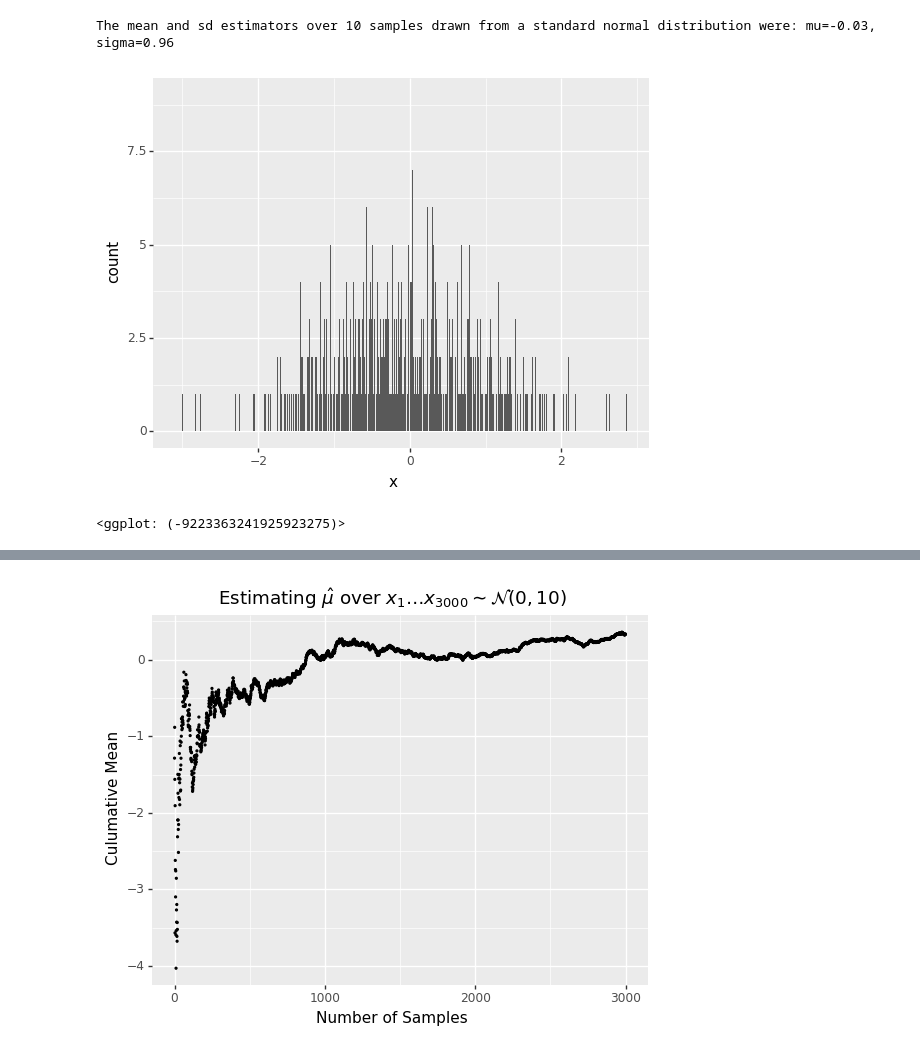
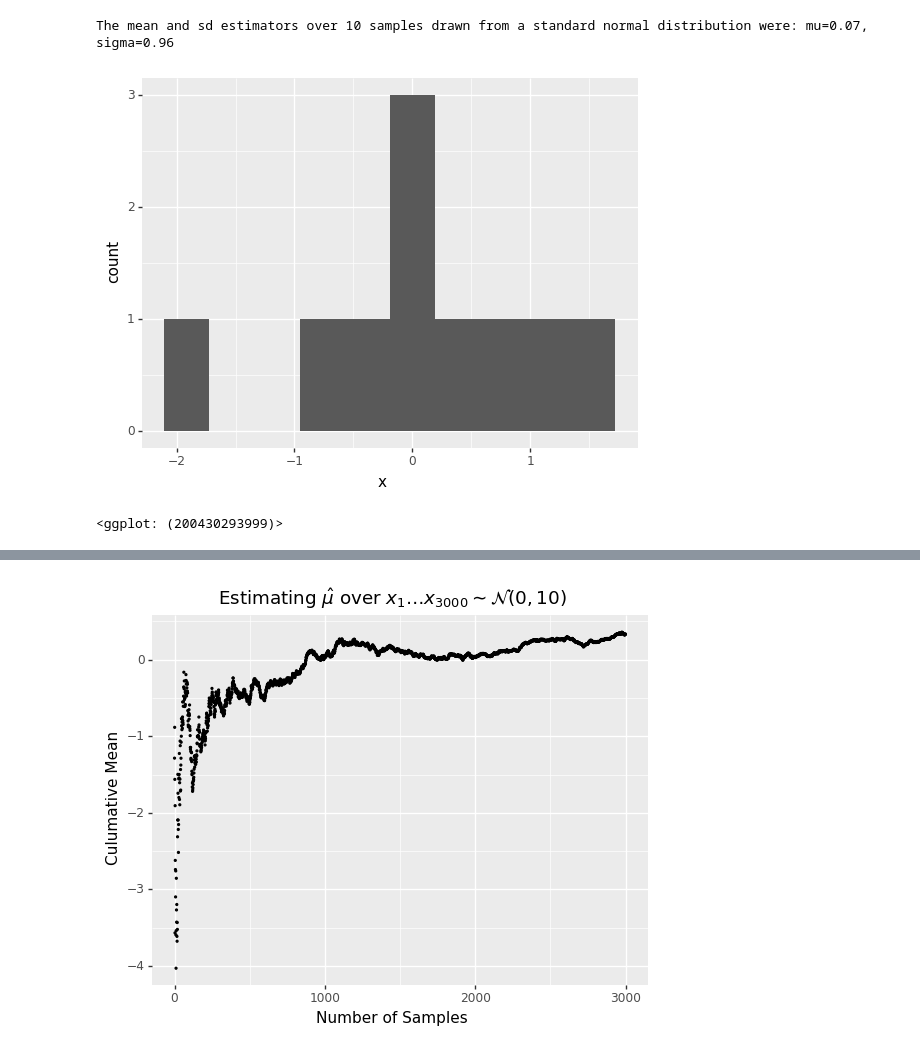
Before and after one commit to amitay-sicherman/IML, a Jupyter notebook: Lab_01_Basic_Sampling.ipynb, the cells around one changed output, grey strips where cells are left out. Saved outputs shown, nothing was run; the diff lists cells and outputs as text; code cells hidden in the pictures.

```diff
--- a/Lab_01_Basic_Sampling.ipynb
+++ b/Lab_01_Basic_Sampling.ipynb
@@ -20,15 +20,15 @@ from plotnine import *
 # %%
 np.random.seed(7)
 
 # This is also called standard normal
-df = DataFrame({'x':np.random.normal(loc=0, scale=1, size=1000)})
+df = DataFrame({'x':np.random.normal(loc=0, scale=1, size=10)})
 print("The mean and sd estimators over 10 samples drawn from a standard normal " +
       "distribution were: mu={}, sigma={}".format(round(df['x'].mean(),2), round(df['x'].std(),2)))
-ggplot(df) + aes(x='x') + geom_histogram(bins=1000)
+ggplot(df) + aes(x='x') + geom_histogram(bins=10)
 # %% [output]
-The mean and sd estimators over 10 samples drawn from a standard normal distribution were: mu=-0.03, sigma=0.96
+The mean and sd estimators over 10 samples drawn from a standard normal distribution were: mu=0.07, sigma=0.96
-[figure, old version]
+[figure, new version]
-<ggplot: (-9223363241925923275)>
+<ggplot: (200430293999)>
 # %%
 sizes, mu = [int(10e1), int(10e2), int(10e3), int(10e4)], 0
 df = pd.concat([DataFrame({'x':np.random.normal(loc=mu, scale=1, size=s),
```
Also changed, not shown: parts of 4 cells of this notebook.
